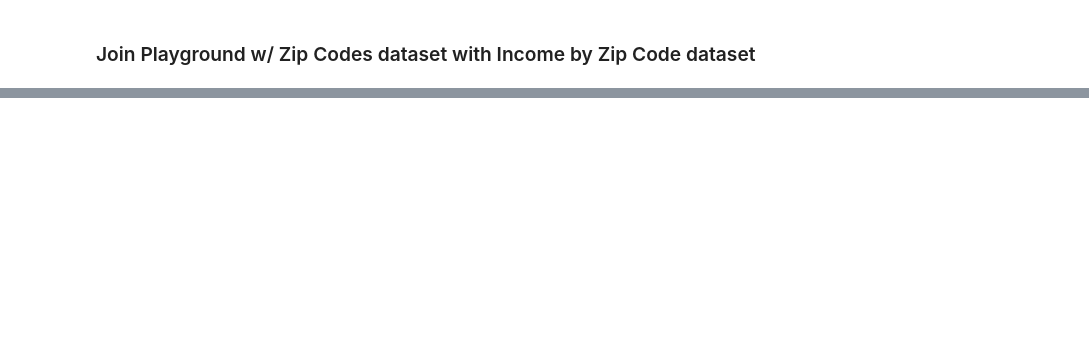
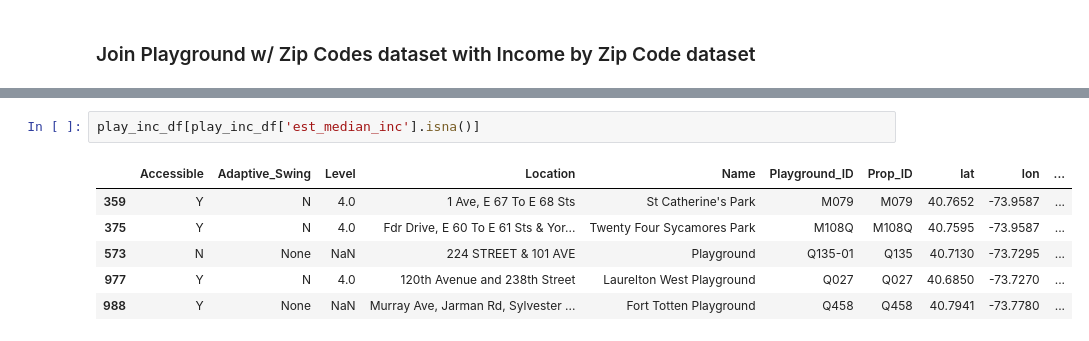
Before and after one commit to as6140/nyc_playgrounds_income, a Jupyter notebook: exploratory_data_analysis.ipynb, the cells around one changed output, grey strips where cells are left out. Drawn from its saved outputs; the diff is of its cells as text; blank space fills up the shorter version.

```diff
--- a/exploratory_data_analysis.ipynb
+++ b/exploratory_data_analysis.ipynb
@@ -398,0 +743,9 @@ nyc_zips_df = pd.read_csv('zip_borough.csv')
+# %%
+play_inc_df[play_inc_df['est_median_inc'].isna()]
+# %% [output]
+|  | Accessible | Adaptive_Swing | Level | Location | Name | Playground_ID | Prop_ID | lat | lon | ... |
+| 359 | Y | N | 4.0 | 1 Ave, E 67 To E 68 Sts | St Catherine's Park | M079 | M079 | 40.7652 | -73.9587 | ... |
+| 375 | Y | N | 4.0 | Fdr Drive, E 60 To E 61 Sts & Yor... | Twenty Four Sycamores Park | M108Q | M108Q | 40.7595 | -73.9587 | ... |
+| 573 | N | None | NaN | 224 STREET & 101 AVE | Playground | Q135-01 | Q135 | 40.7130 | -73.7295 | ... |
+| 977 | Y | N | 4.0 | 120th Avenue and 238th Street | Laurelton West Playground | Q027 | Q027 | 40.6850 | -73.7270 | ... |
+| 988 | Y | None | NaN | Murray Ave, Jarman Rd, Sylvester ... | Fort Totten Playground | Q458 | Q458 | 40.7941 | -73.7780 | ... |
```
Also changed, not shown: parts of 44 cells of this notebook.
